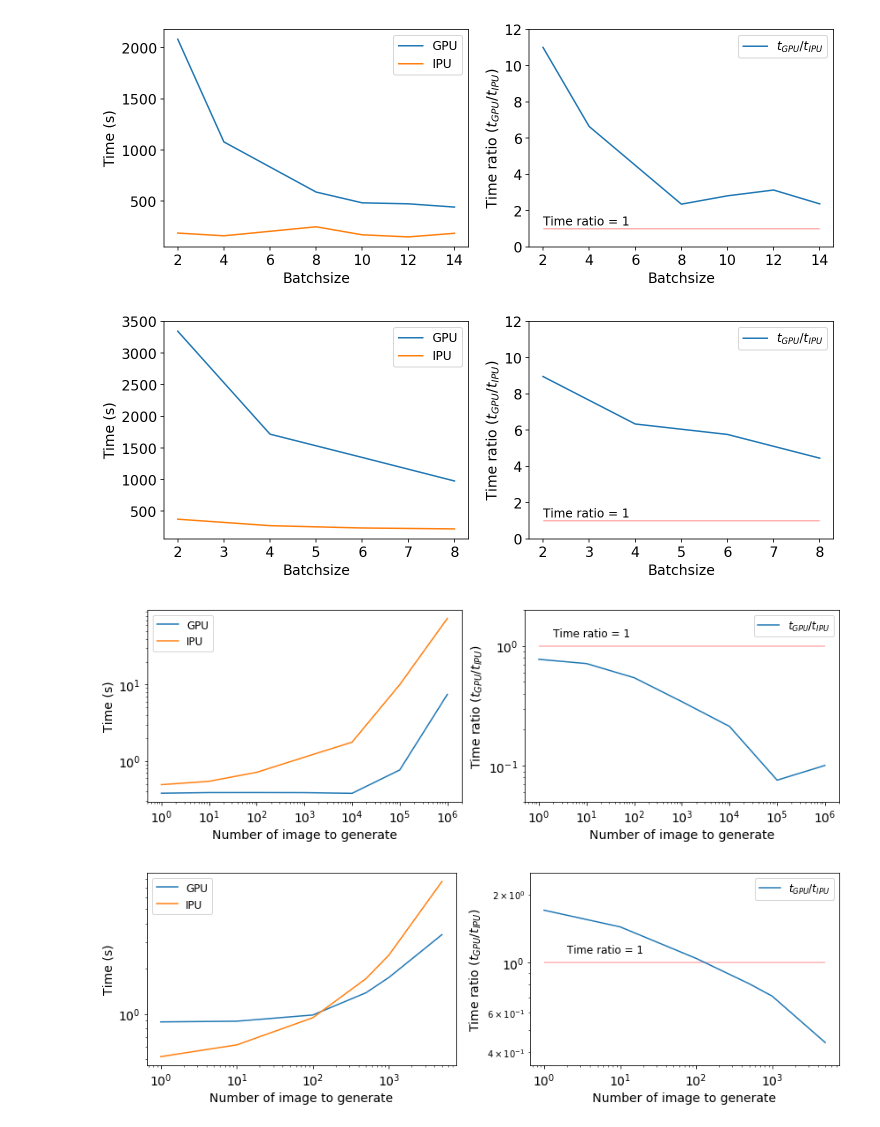
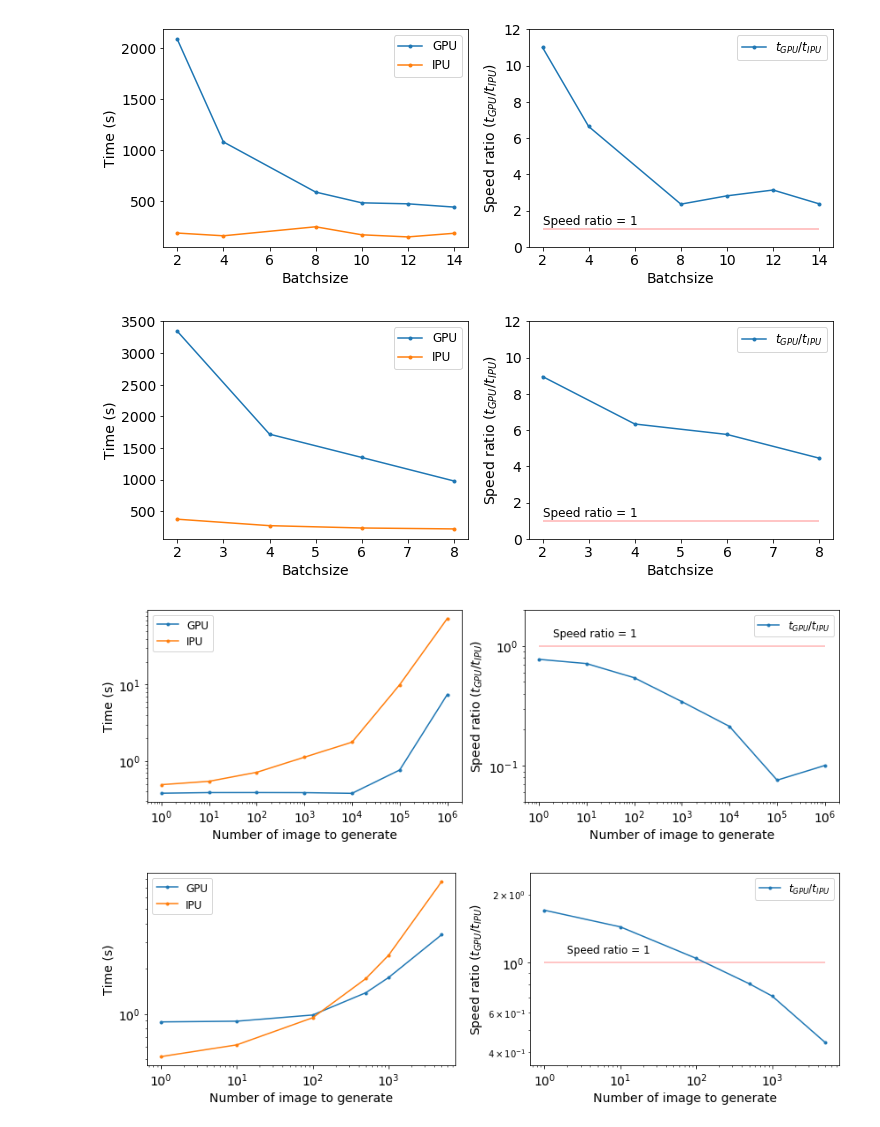
Before and after one commit to BastienArcelin/IPU-GPU, a Jupyter notebook: notebooks/Plot training-inference time.ipynb, the cells around one changed output. Drawn from its saved outputs; the diff is of its cells as text; code cells hidden in the pictures.

```diff
--- a/notebooks/Plot training-inference time.ipynb
+++ b/notebooks/Plot training-inference time.ipynb
@@ -14,29 +14,29 @@ gpu = [2082.35, 1079.45, 589.62, 484.49, 474.81, 442.94]#, 369.18, 370.87, 318.0
 # %%
 def plot_benchmarck(nbins, ipu, gpu, max_batchsize):
     fig, axes = plt.subplots(1,2, figsize = (12,4))
-    axes[0].plot(nbins, gpu, '-', label = 'GPU')
-    axes[0].plot(nbins, ipu, '-', label = 'IPU')
+    axes[0].plot(nbins, gpu, marker = '.',linestyle = '-', label = 'GPU')
+    axes[0].plot(nbins, ipu, marker = '.',linestyle = '-', label = 'IPU')
     axes[0].legend(fontsize = 12)
     axes[0].set_xlabel('Batchsize', fontsize = 14)
     axes[0].set_ylabel('Time (s)', fontsize = 14)
     axes[0].tick_params(axis='both', which='major', labelsize=14)
 
     time_ratio = np.array(gpu)/np.array(ipu)
-    axes[1].plot(nbins, time_ratio, '-', label = '$t_{GPU}/t_{IPU}$')
+    axes[1].plot(nbins, time_ratio, marker = '.',linestyle = '-', label = '$t_{GPU}/t_{IPU}$')
     axes[1].set_xlabel('Batchsize', fontsize = 14)
-    axes[1].set_ylabel('Time ratio ($t_{GPU}/t_{IPU}$)', fontsize = 14)
+    axes[1].set_ylabel('Speed ratio ($t_{GPU}/t_{IPU}$)', fontsize = 14)
     axes[1].hlines(1, 2, max_batchsize, color = 'red', alpha = 0.3)
-    axes[1].text(2, 1.2, 'Time ratio = 1', fontsize = 12)
+    axes[1].text(2, 1.2, 'Speed ratio = 1', fontsize = 12)
     axes[1].tick_params(axis='both', which='major', labelsize=14)
     axes[1].set_ylim(0,12)
     axes[1].legend(fontsize = 12)
 
     return fig
 
 fig = plot_benchmarck(nbins, ipu, gpu,14)
 plt.savefig('../img/training_time_det.pdf',dpi = 300, bbox_inches='tight')
 # %% [output]
-[figure, old version]
+[figure, new version]
 # %%
 ## Bayesian network
 ## Time for 100 epochs
@@ -47,7 +47,7 @@ gpu_bayesian = [3344.43, 1717.58, 1349.23, 977.42]#, 842.17, 788.45, 732.71]#, 6
 fig = plot_benchmarck(nbins_bayesian, ipu_bayesian, gpu_bayesian,8)
 plt.savefig('../img/training_time_BNN.pdf',dpi = 300, bbox_inches='tight')
 # %% [output]
-[figure, old version]
+[figure, new version]
 # %%
 ## Inference in image generation from trained VAE latent space
 ## Sampling only
@@ -56,8 +56,8 @@ ipu_inf_gen = [0.4883, 0.5404, 0.7090, 1.1188, 1.7617, 9.9887, 73.8597] # time i
 gpu_inf_gen = [0.3771, 0.3844, 0.3847, 0.3838, 0.3758, 0.7602, 7.4482] # time in seconds
 # %%
 fig, axes = plt.subplots(1,2, figsize = (14,4))
-axes[0].plot(nbins_inf_gen, gpu_inf_gen, '-', label = 'GPU')
-axes[0].plot(nbins_inf_gen, ipu_inf_gen, '-', label = 'IPU')
+axes[0].plot(nbins_inf_gen, gpu_inf_gen, marker = '.',linestyle = '-', label = 'GPU')
+axes[0].plot(nbins_inf_gen, ipu_inf_gen, marker = '.',linestyle = '-', label = 'IPU')
 axes[0].legend(fontsize = 12)
 axes[0].set_xlabel('Number of image to generate', fontsize = 14)
 axes[0].set_ylabel('Time (s)', fontsize = 14)
@@ -66,11 +66,11 @@ axes[0].set_xscale('log')
 axes[0].set_yscale('log')
 
 time_ratio = np.array(gpu_inf_gen)/np.array(ipu_inf_gen)
-axes[1].plot(nbins_inf_gen, time_ratio, '-', label = '$t_{GPU}/t_{IPU}$')
+axes[1].plot(nbins_inf_gen, time_ratio, marker = '.',linestyle = '-', label = '$t_{GPU}/t_{IPU}$')
 axes[1].set_xlabel('Number of image to generate', fontsize = 14)
-axes[1].set_ylabel('Time ratio ($t_{GPU}/t_{IPU}$)', fontsize = 14)
+axes[1].set_ylabel('Speed ratio ($t_{GPU}/t_{IPU}$)', fontsize = 14)
 axes[1].hlines(1, 1, np.max(nbins_inf_gen), color = 'red', alpha = 0.3)
-axes[1].text(2, 1.2, 'Time ratio = 1', fontsize = 12)
+axes[1].text(2, 1.2, 'Speed ratio = 1', fontsize = 12)
 axes[1].tick_params(axis='both', which='major', labelsize=14)
 axes[1].set_ylim(0.05,2)
 axes[1].legend(fontsize = 12)
@@ -79,7 +79,7 @@ axes[1].set_yscale('log')
 
 plt.savefig('../img/inference_time_generation.pdf',dpi = 300, bbox_inches='tight')
 # %% [output]
-[figure, old version]
+[figure, new version]
 # %%
 ## Inference in image generation from trained VAE latent space
 ## Sampling + inference
@@ -88,8 +88,8 @@ ipu_inf_gen = [0.5189, 0.6216, 0.9435,1.7203, 2.4671, 7.6630] # time in seconds
 gpu_inf_gen = [0.8849, 0.8945, 0.9842,1.3849, 1.7513, 3.3849] # time in seconds
 # %%
 fig, axes = plt.subplots(1,2, figsize = (12,4))
-axes[0].plot(nbins_inf_gen, gpu_inf_gen, '-', label = 'GPU')
-axes[0].plot(nbins_inf_gen, ipu_inf_gen, '-', label = 'IPU')
+axes[0].plot(nbins_inf_gen, gpu_inf_gen, marker = '.',linestyle = '-', label = 'GPU')
+axes[0].plot(nbins_inf_gen, ipu_inf_gen, marker = '.',linestyle = '-', label = 'IPU')
 axes[0].legend(fontsize = 12)
 axes[0].set_xlabel('Number of image to generate', fontsize = 14)
 axes[0].set_ylabel('Time (s)', fontsize = 14)
@@ -98,11 +98,11 @@ axes[0].set_xscale('log')
 axes[0].set_yscale('log')
 
 time_ratio = np.array(gpu_inf_gen)/np.array(ipu_inf_gen)
-axes[1].plot(nbins_inf_gen, time_ratio, '-', label = '$t_{GPU}/t_{IPU}$')
+axes[1].plot(nbins_inf_gen, time_ratio, marker = '.',linestyle = '-', label = '$t_{GPU}/t_{IPU}$')
 axes[1].set_xlabel('Number of image to generate', fontsize = 14)
-axes[1].set_ylabel('Time ratio ($t_{GPU}/t_{IPU}$)', fontsize = 14)
+axes[1].set_ylabel('Speed ratio ($t_{GPU}/t_{IPU}$)', fontsize = 14)
 axes[1].hlines(1, 1, np.max(nbins_inf_gen), color = 'red', alpha = 0.3)
-axes[1].text(2, 1.1, 'Time ratio = 1', fontsize = 12)
+axes[1].text(2, 1.1, 'Speed ratio = 1', fontsize = 12)
 axes[1].tick_params(axis='both', which='major', labelsize=14)
 axes[1].set_ylim(0.35,2.5)
 axes[1].legend(fontsize = 12)
@@ -112,6 +112,6 @@ axes[1].set_yscale('log')
 plt.tight_layout()
 plt.savefig('../img/inference_time_generation.pdf',dpi = 300, bbox_inches='tight')
 # %% [output]
-[figure, old version]
+[figure, new version]
 # %%
 ## Inference for shape prediction
```
Also changed, not shown: parts of 4 cells of this notebook, 6 other files.
